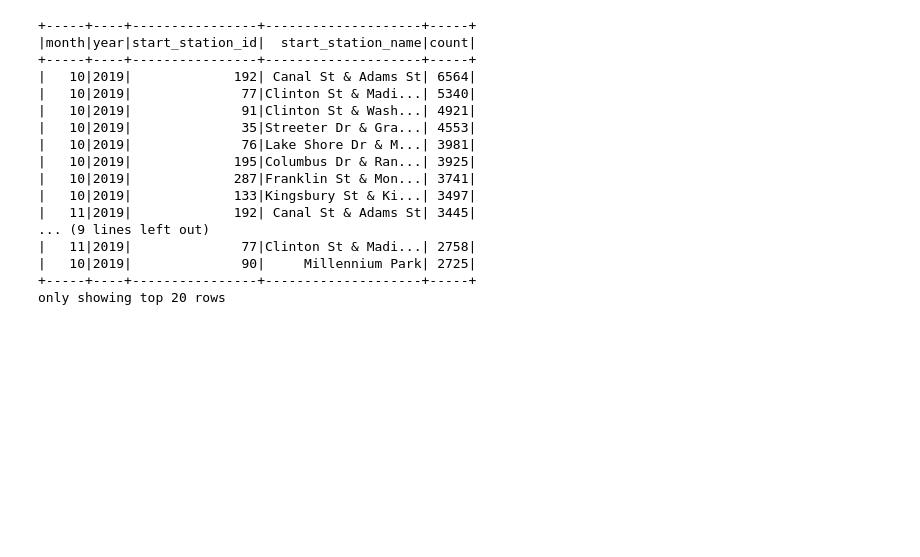
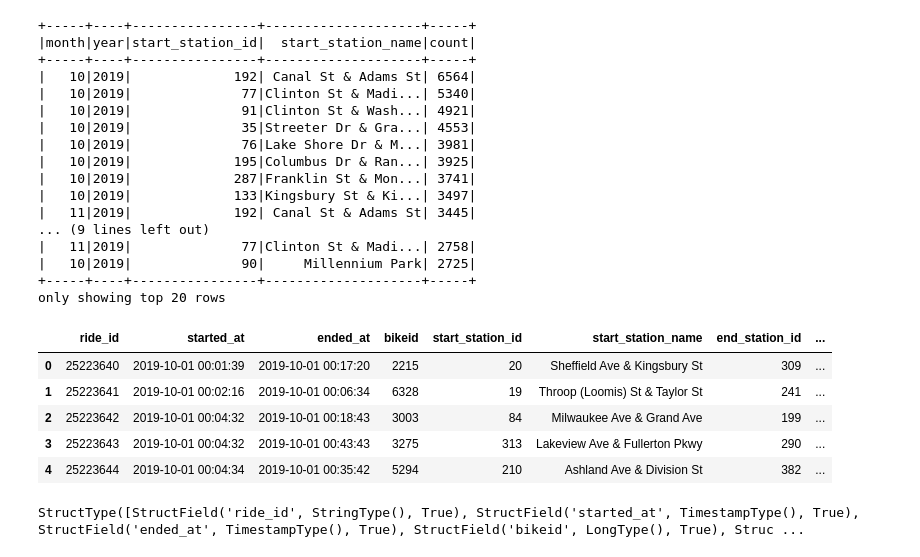
Before and after one commit to fsjoyti/data-engineering-practice, a Jupyter notebook: Exercises/Exercise-6/Exercise6.ipynb, the cells around one changed output. Saved outputs shown, nothing was run; the diff lists cells and outputs as text; code cells hidden in the pictures; blank space fills up the shorter version.

```diff
--- a/Exercises/Exercise-6/Exercise6.ipynb
+++ b/Exercises/Exercise-6/Exercise6.ipynb
@@ -218,3 +218,22 @@ def output_top_three_stations_each_day_for_last_two_weeks(df, output_file_path):
   write_to_csv(df_new, output_file_path)
 # %%
 output_top_three_stations_each_day_for_last_two_weeks(sparkDF, "/content/drive/MyDrive/reports/report4")
+# %%
+df_2019.drop(columns=['tripduration'], inplace=True)
+# %%
+
+df_2019['started_at']= pd.to_datetime(df_2019['started_at'])
+df_2019['ended_at'] = pd.to_datetime(df_2019['ended_at'])
+# %%
+df_2019.head()
+# %% [output]
+|  | ride_id | started_at | ended_at | bikeid | start_station_id | start_station_name | end_station_id | ... |
+| 0 | 25223640 | 2019-10-01 00:01:39 | 2019-10-01 00:17:20 | 2215 | 20 | Sheffield Ave & Kingsbury St | 309 | ... |
+| 1 | 25223641 | 2019-10-01 00:02:16 | 2019-10-01 00:06:34 | 6328 | 19 | Throop (Loomis) St & Taylor St | 241 | ... |
+| 2 | 25223642 | 2019-10-01 00:04:32 | 2019-10-01 00:18:43 | 3003 | 84 | Milwaukee Ave & Grand Ave | 199 | ... |
+| 3 | 25223643 | 2019-10-01 00:04:32 | 2019-10-01 00:43:43 | 3275 | 313 | Lakeview Ave & Fullerton Pkwy | 290 | ... |
+| 4 | 25223644 | 2019-10-01 00:04:34 | 2019-10-01 00:35:42 | 5294 | 210 | Ashland Ave & Division St | 382 | ... |
+# %%
+spark.createDataFrame(df_2019).schema
+# %% [output]
+StructType([StructField('ride_id', StringType(), True), StructField('started_at', TimestampType(), True), StructField('ended_at', TimestampType(), True), StructField('bikeid', LongType(), True), Struc ...
```
Also changed, not shown: parts of 13 cells of this notebook.
